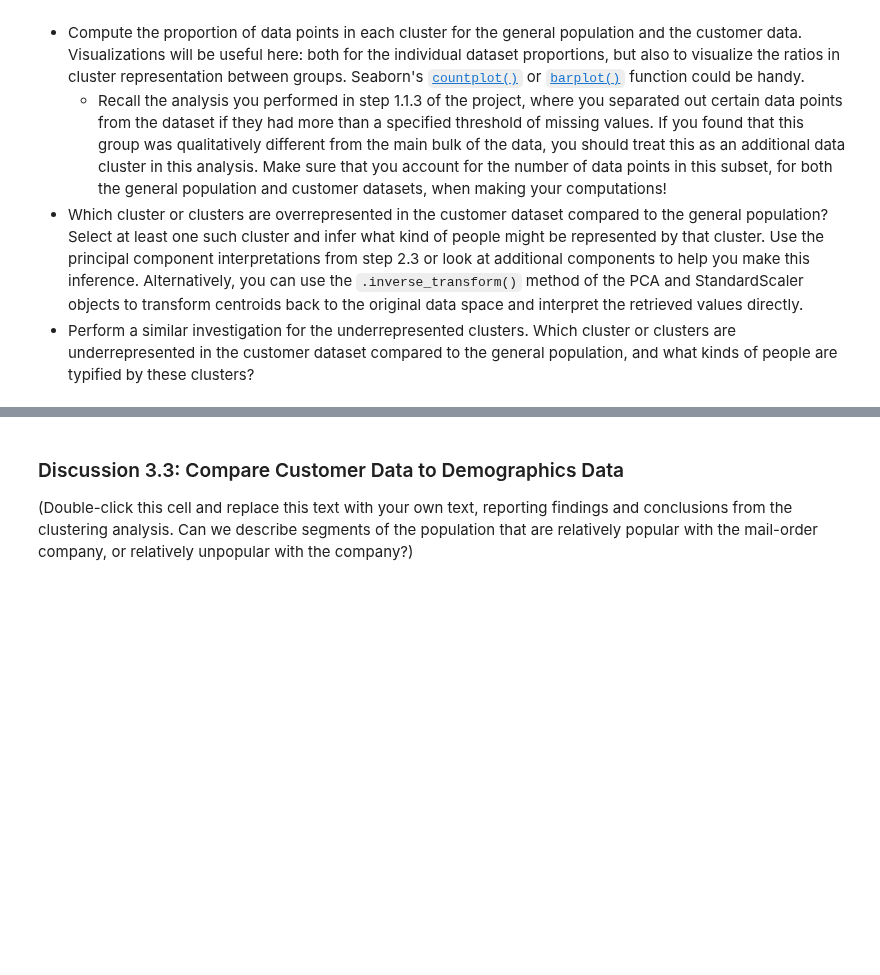
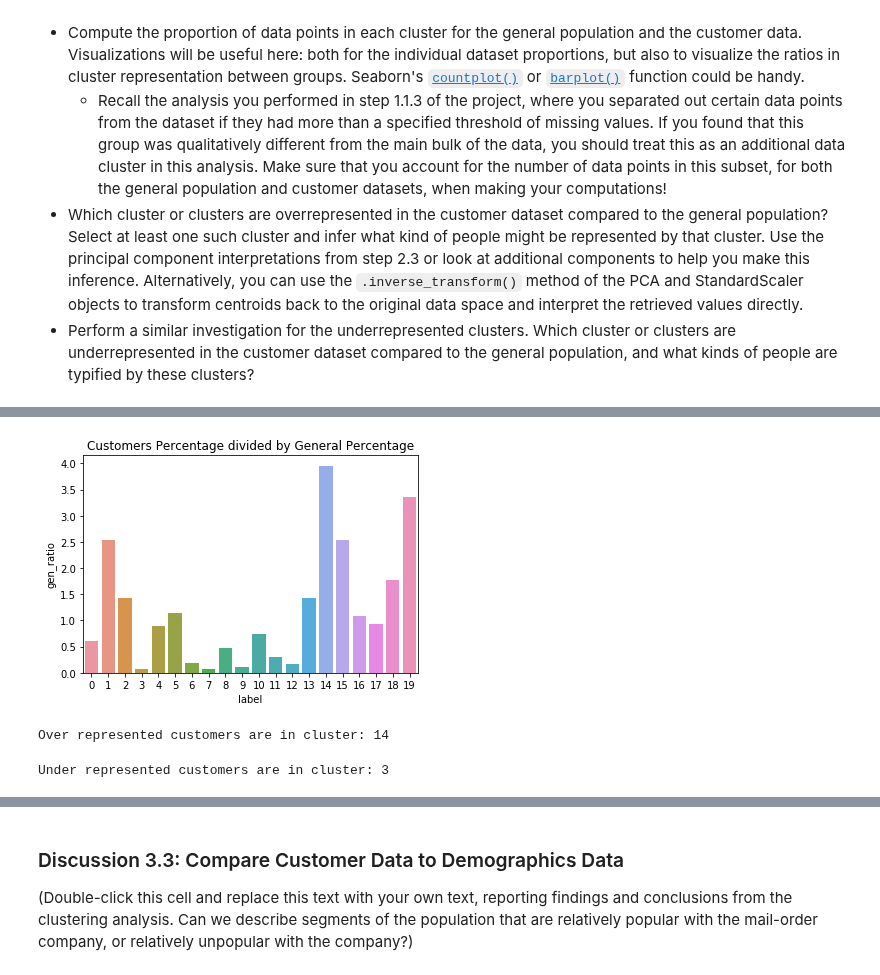
Before and after one commit to jeff-daniels/Udacity-Machine-Learning-Introduction-Nanodegree, a Jupyter notebook: Project 3: Identify Customer Segments/Identify_Customer_Segments.ipynb, the cells around one changed output, grey strips where cells are left out. Drawn from its saved outputs; the diff is of its cells as text; code cells hidden in the pictures; blank space fills up the shorter version.

```diff
--- a/Project 3: Identify Customer Segments/Identify_Customer_Segments.ipynb
+++ b/Project 3: Identify Customer Segments/Identify_Customer_Segments.ipynb
@@ -1106,6 +1113,23 @@ Take a look at the following points in this step:
+# %%
+cust_clusters_perc['gen_ratio'] = cust_clusters_perc['percentage']/gen_clusters_perc['percentage']
+sns.barplot(x='label', y='gen_ratio', data=cust_clusters_perc)
+plt.title('Customers Percentage divided by General Percentage')
+plt.show()
+# %% [output]
+[figure, added]
 # %%
 # What kinds of people are part of a cluster that is overrepresented in the
 # customer data compared to the general population?
+over_rep = cust_clusters_perc.sort_values(by='gen_ratio').iloc[-1].label
+print('Over represented customers are in cluster: {:.0f}'
+      .format(over_rep))
+# %% [output]
+Over represented customers are in cluster: 14
 # %%
 # What kinds of people are part of a cluster that is underrepresented in the
 # customer data compared to the general population?
+under_rep = cust_clusters_perc.sort_values(by='gen_ratio').iloc[0].label
+print('Under represented customers are in cluster: {:.0f}'
+      .format(under_rep))
+# %% [output]
+Under represented customers are in cluster: 3
```
Also changed, not shown: parts of 18 cells of this notebook.
